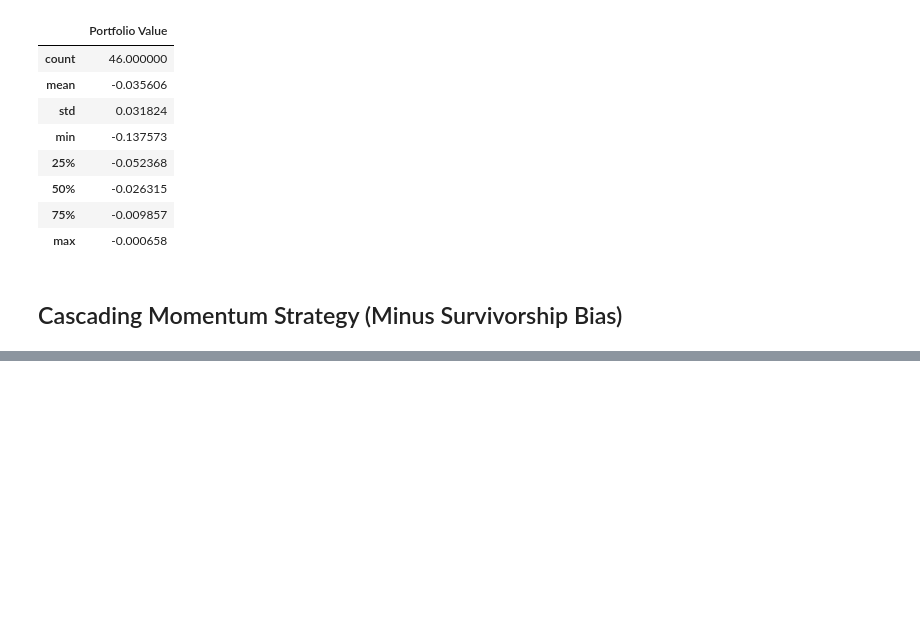
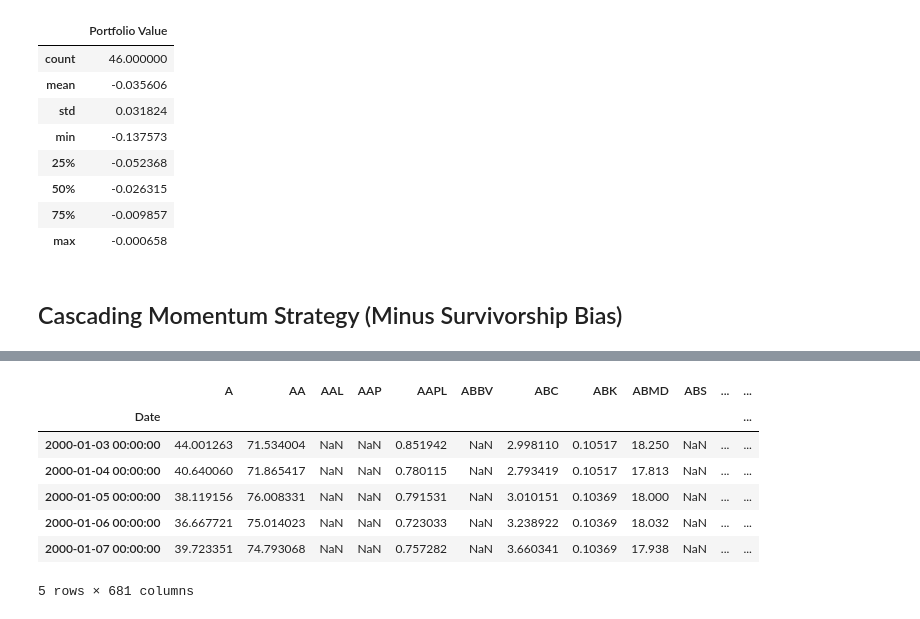
Before and after one commit to zdravoj/stock-bot, a Jupyter notebook: trading_sandbox.ipynb, the cells around one changed output, grey strips where cells are left out. Drawn from its saved outputs; the diff is of its cells as text; code cells hidden in the pictures; blank space fills up the shorter version.

Commit message:
acquire S&P500 data

```diff
--- a/trading_sandbox.ipynb
+++ b/trading_sandbox.ipynb
@@ -712,0 +737,3 @@ negative_returns.describe()
+# %%
+# daily S&P 500 ticker data since Jan 2000 (from pickle)
+sp500_daily = pd.read_pickle('sp500_daily.pkl')
@@ -712,0 +748,12 @@ negative_returns.describe()
+# %%
+# adjusted close for companies with ticker values since 2000
+sp500_daily['Adj Close'].dropna(axis=1, how='all').head()
+# %% [output]
+|  | A | AA | AAL | AAP | AAPL | ABBV | ABC | ABK | ABMD | ABS | ... | ... |
+| Date |  |  |  |  |  |  |  |  |  |  |  | ... |
+| 2000-01-03 00:00:00 | 44.001263 | 71.534004 | NaN | NaN | 0.851942 | NaN | 2.998110 | 0.10517 | 18.250 | NaN | ... | ... |
+| 2000-01-04 00:00:00 | 40.640060 | 71.865417 | NaN | NaN | 0.780115 | NaN | 2.793419 | 0.10517 | 17.813 | NaN | ... | ... |
+| 2000-01-05 00:00:00 | 38.119156 | 76.008331 | NaN | NaN | 0.791531 | NaN | 3.010151 | 0.10369 | 18.000 | NaN | ... | ... |
+| 2000-01-06 00:00:00 | 36.667721 | 75.014023 | NaN | NaN | 0.723033 | NaN | 3.238922 | 0.10369 | 18.032 | NaN | ... | ... |
+| 2000-01-07 00:00:00 | 39.723351 | 74.793068 | NaN | NaN | 0.757282 | NaN | 3.660341 | 0.10369 | 17.938 | NaN | ... | ... |
+5 rows × 681 columns
```
Also changed, not shown: parts of 5 cells of this notebook, 1 other file.
